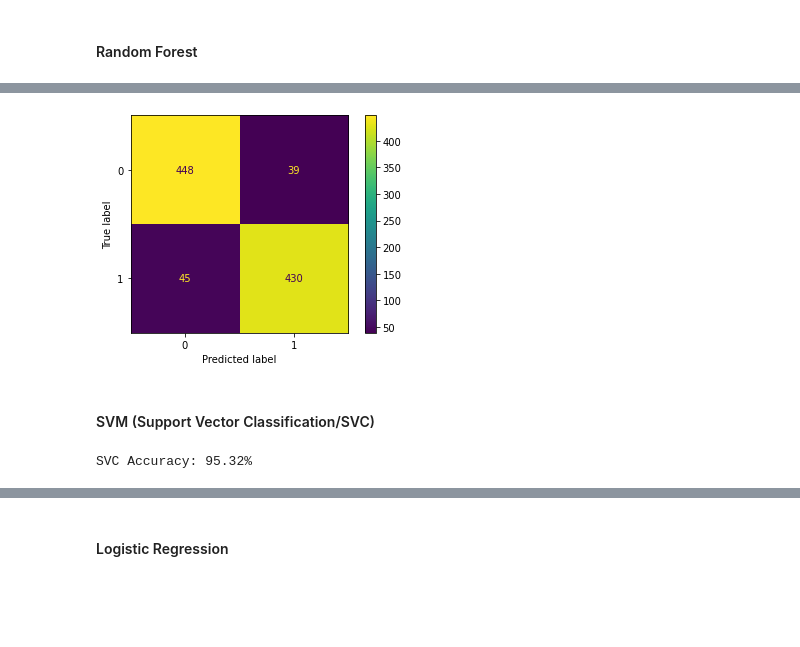
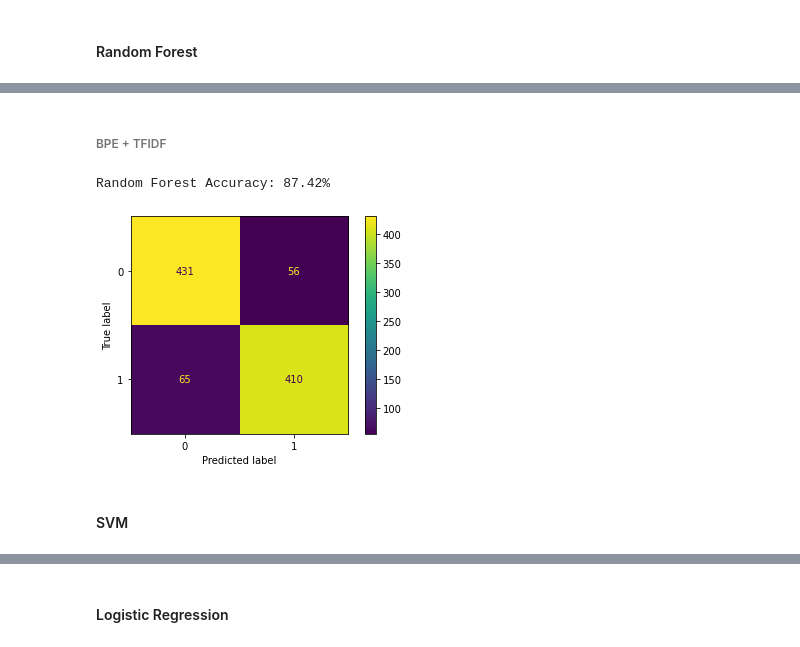
Before and after one commit to lymoelopez/filipino-fake-news-detection, a Jupyter notebook: fakeNewsDetection.ipynb, the cells around one changed output, grey strips where cells are left out. Drawn from its saved outputs; the diff is of its cells as text; code cells hidden in the pictures; blank space fills up the shorter version.

```diff
--- a/fakeNewsDetection.ipynb
+++ b/fakeNewsDetection.ipynb
@@ -243,6 +325,15 @@ MultNB_cm_display = ConfusionMatrixDisplay(MultNB_cm).plot()
 # %% [markdown]
 #### Random Forest
 # %%
-rfc=RandomForestClassifier(n_estimators= 10, random_state= 7)
-rfc.fit(tfidf_train,y_train)
-rfc_pred = rfc.predict(tfidf_test)
+def findRFC(tfidf_train, y_train, tfidf_test, y_test):
+  rfc=RandomForestClassifier(n_estimators= 10, random_state= 7)
+  rfc.fit(tfidf_train,y_train)
+  rfc_pred = rfc.predict(tfidf_test)
+
+  score2=accuracy_score(y_test,rfc_pred)
+  print(f'Random Forest Accuracy: {round(score2*100,2)}%')
+
+  rfc_cm = confusion_matrix(y_test,rfc_pred)
+
+  rfc_cm_display = ConfusionMatrixDisplay(rfc_cm).plot()
+  return rfc
@@ -254,9 +340,10 @@ Random Forest Accuracy: 91.27%
-# %%
-rfc_cm = confusion_matrix(y_test,rfc_pred)
-
-rfc_cm_display = ConfusionMatrixDisplay(rfc_cm).plot()
-# %% [output]
-[figure, removed]
+# %% [markdown]
+###### BPE + TFIDF
+# %%
+rfc_BPE = findRFC(tfidf_train_BPE, y_train_BPE, tfidf_test_BPE, y_test_BPE)
+# %% [output]
+Random Forest Accuracy: 87.42%
+[figure, added]
 # %% [markdown]
-#### SVM (Support Vector Classification/SVC)
+#### SVM
 # %%
@@ -266,5 +361,0 @@ svc_pred = svc.predict(tfidf_test)
-# %%
-SVCscore=accuracy_score(y_test,svc_pred)
-print(f'SVC Accuracy: {round(SVCscore*100,2)}%')
-# %% [output]
-SVC Accuracy: 95.32%
```
Also changed, not shown: parts of 60 cells of this notebook.
